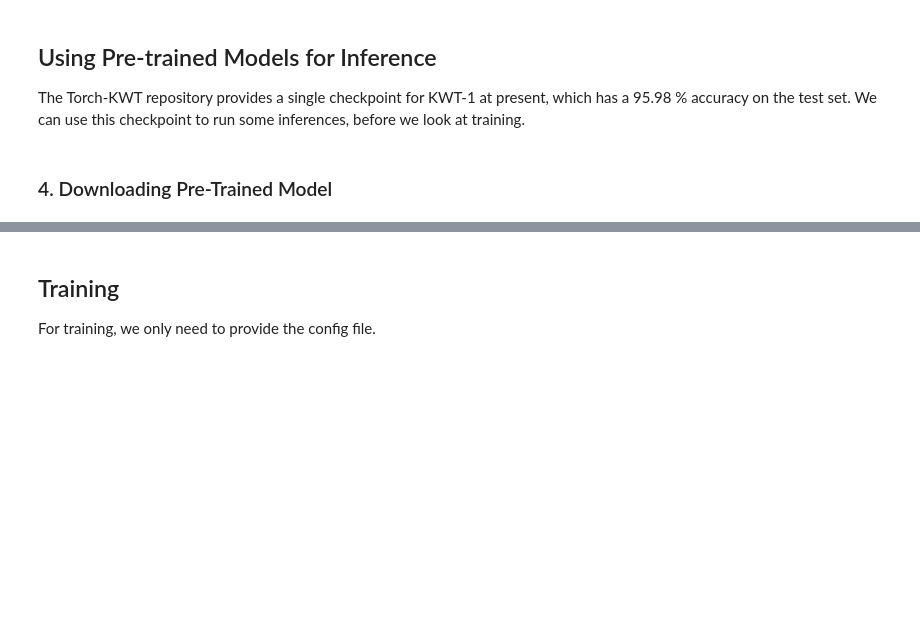
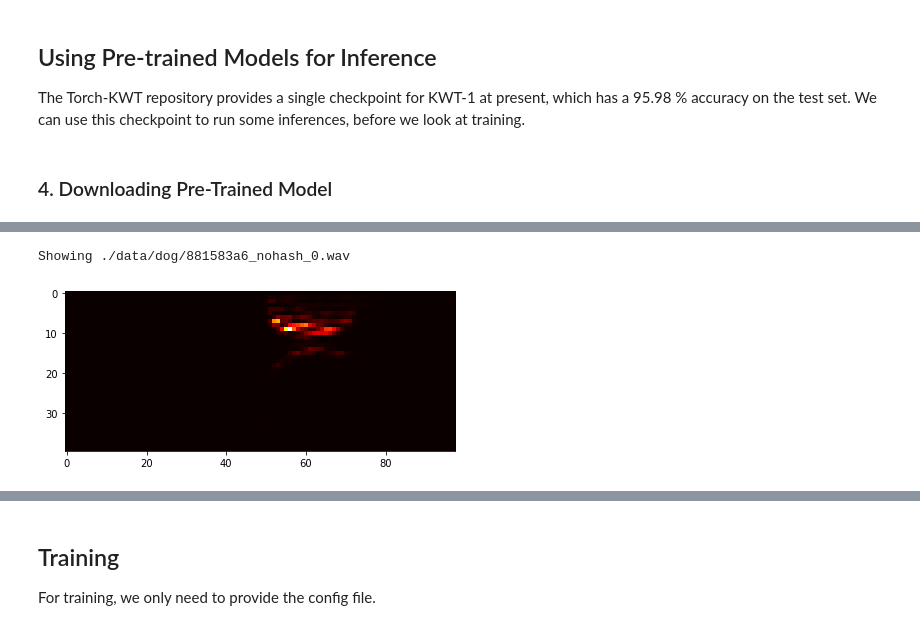
Before and after one commit to mashrurmorshed/Torch-KWT, a Jupyter notebook: notebooks/Torch_KWT_Tutorial.ipynb, the cells around one changed output, grey strips where cells are left out. Drawn from its saved outputs; the diff is of its cells as text; code cells hidden in the pictures; blank space fills up the shorter version.

```diff
--- a/notebooks/Torch_KWT_Tutorial.ipynb
+++ b/notebooks/Torch_KWT_Tutorial.ipynb
@@ -180,0 +136,6 @@ Predicted class: 4 (dog)
+# %%
+show_melspec(samples[1])
+Audio(samples[1])
+# %% [output]
+Showing ./data/dog/881583a6_nohash_0.wav
+[figure, added]
```
Also changed, not shown: parts of 43 cells of this notebook, 9 other files.
